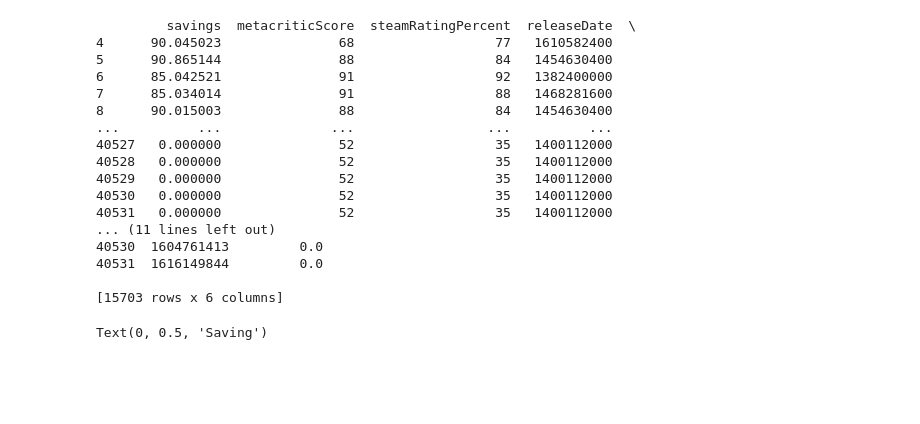
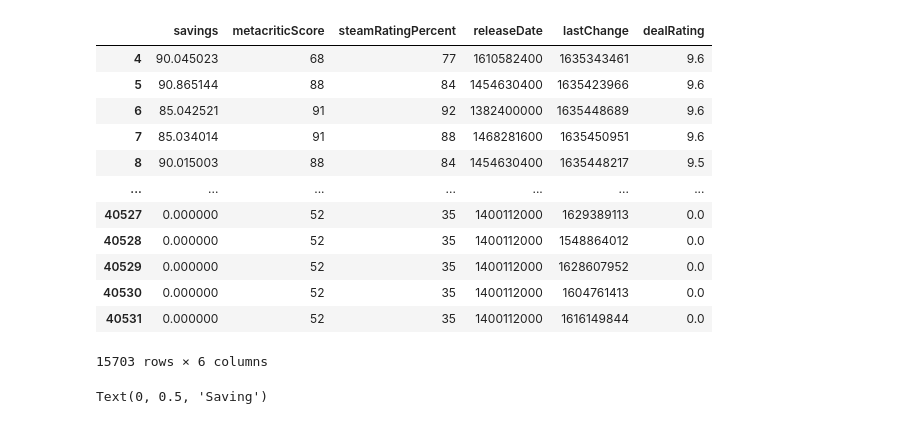
Before and after one commit to dfvneto/DataGameDealAnalysis, a Jupyter notebook: GameDataAnalysis.ipynb, the cells around one changed output. Saved outputs shown, nothing was run; the diff lists cells and outputs as text; code cells hidden in the pictures; blank space fills up the shorter version.

Commit message:
resultado

```diff
--- a/GameDataAnalysis.ipynb
+++ b/GameDataAnalysis.ipynb
@@ -8,26 +8,22 @@ result = pd.read_csv(r"data copy.csv", index_col=0)
 # result.drop("salePrice", 1, inplace=True)
 # result.drop("normalPrice", 1, inplace=True)
 # result.to_csv(r"data copy.csv", index=True)
-# %%
-print(result)
-# %% [output]
-         savings  metacriticScore  steamRatingPercent  releaseDate  \
-4      90.045023               68                  77   1610582400
-5      90.865144               88                  84   1454630400
-6      85.042521               91                  92   1382400000
-7      85.034014               91                  88   1468281600
-8      90.015003               88                  84   1454630400
-...          ...              ...                 ...          ...
-40527   0.000000               52                  35   1400112000
-40528   0.000000               52                  35   1400112000
-40529   0.000000               52                  35   1400112000
-40530   0.000000               52                  35   1400112000
-40531   0.000000               52                  35   1400112000
-... (11 lines left out)
-40530  1604761413         0.0
-40531  1616149844         0.0
-
-[15703 rows x 6 columns]
+# %%
+result
+# %% [output]
+|  | savings | metacriticScore | steamRatingPercent | releaseDate | lastChange | dealRating |
+| 4 | 90.045023 | 68 | 77 | 1610582400 | 1635343461 | 9.6 |
+| 5 | 90.865144 | 88 | 84 | 1454630400 | 1635423966 | 9.6 |
+| 6 | 85.042521 | 91 | 92 | 1382400000 | 1635448689 | 9.6 |
+| 7 | 85.034014 | 91 | 88 | 1468281600 | 1635450951 | 9.6 |
+| 8 | 90.015003 | 88 | 84 | 1454630400 | 1635448217 | 9.5 |
+| ... | ... | ... | ... | ... | ... | ... |
+| 40527 | 0.000000 | 52 | 35 | 1400112000 | 1629389113 | 0.0 |
+| 40528 | 0.000000 | 52 | 35 | 1400112000 | 1548864012 | 0.0 |
+| 40529 | 0.000000 | 52 | 35 | 1400112000 | 1628607952 | 0.0 |
+| 40530 | 0.000000 | 52 | 35 | 1400112000 | 1604761413 | 0.0 |
+| 40531 | 0.000000 | 52 | 35 | 1400112000 | 1616149844 | 0.0 |
+15703 rows × 6 columns
 # %%
 # indexes = list()
 # for index, row in result.iterrows():
```
Also changed, not shown: parts of 1 cell of this notebook.
